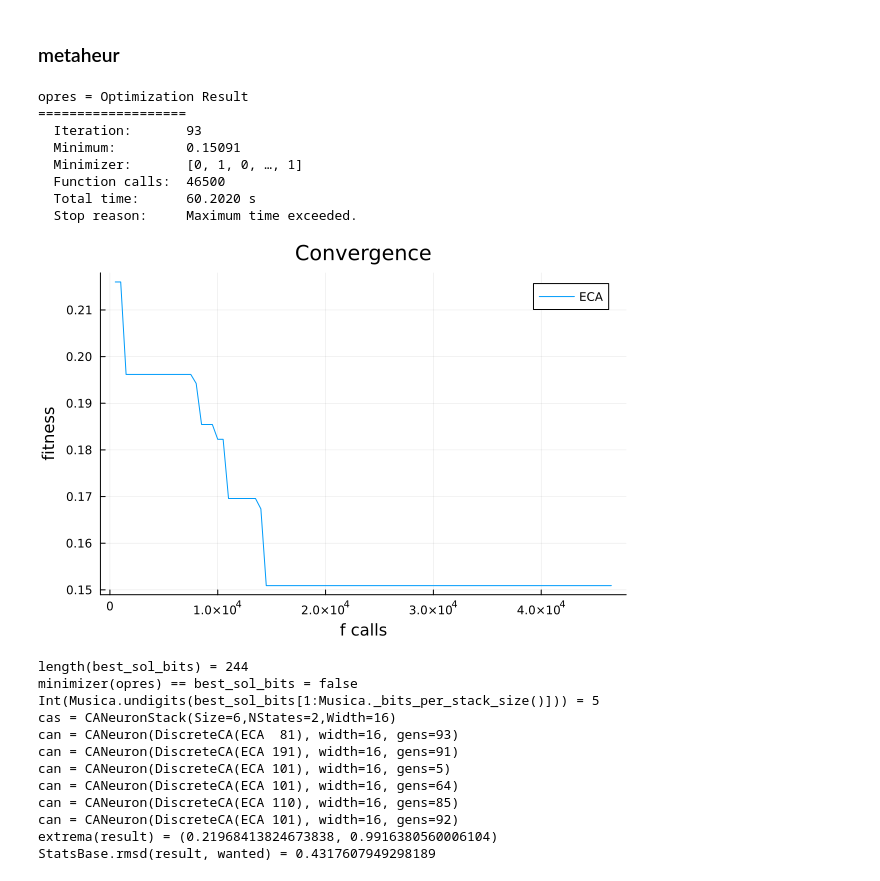
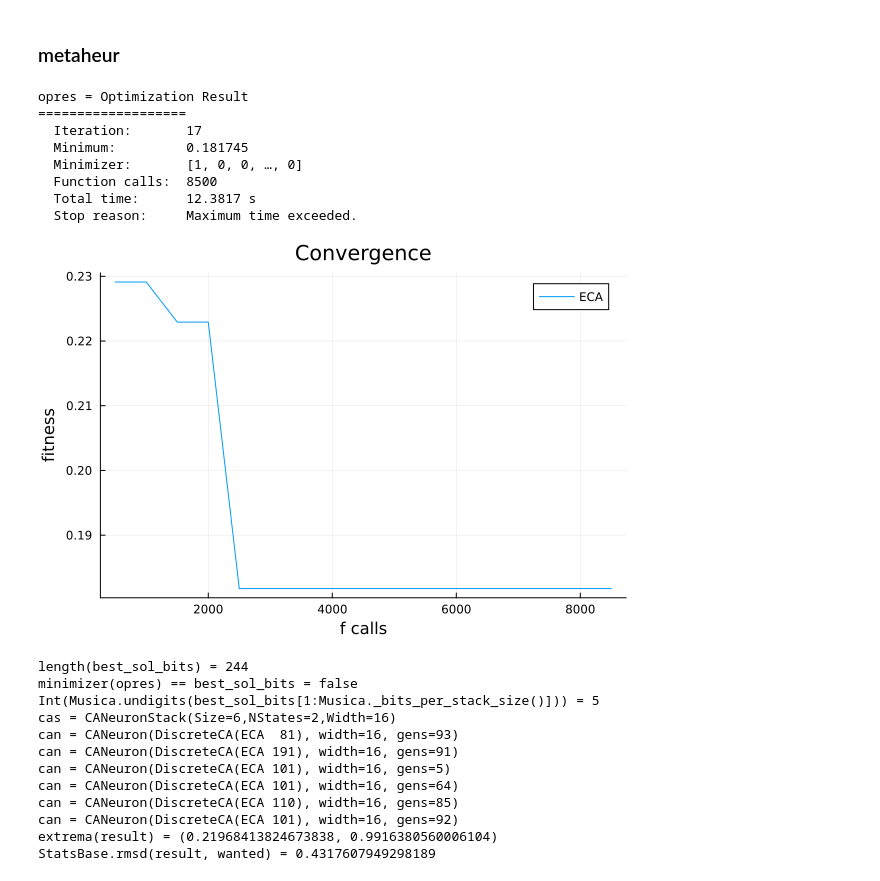
Before and after one commit to ORBAT/Musica, a Jupyter notebook: src/scratch.ipynb, the cells around one changed output. Cells and saved outputs as stored; diff of their text form; code cells hidden in the pictures.

```diff
--- a/src/scratch.ipynb
+++ b/src/scratch.ipynb
@@ -81,21 +81,21 @@ plot(res)
 ### metaheur
 # %%
 using Musica, Plots, Metaheuristics
-opres = Musica._do_opt(time_limit=60.0*1,p_mutation=90e-4);
+opres = Musica._do_opt(time_limit=60.0*0.2,p_mutation=90e-4);
 @show opres
 f_calls, best_f_value = convergence(opres);
 plot(xlabel="f calls", ylabel="fitness", title="Convergence")
 plot!(f_calls, best_f_value, label="ECA")
 # %% [output]
 opres = Optimization Result
 ===================
-  Iteration:       93
-  Minimum:         0.15091
-  Minimizer:       [0, 1, 0, …, 1]
-  Function calls:  46500
-  Total time:      60.2020 s
+  Iteration:       17
+  Minimum:         0.181745
+  Minimizer:       [1, 0, 0, …, 0]
+  Function calls:  8500
+  Total time:      12.3817 s
   Stop reason:     Maximum time exceeded.
-[figure, old version]
+[figure, new version]
 # %%
 using Plots, Musica, Transducers, StatsBase, Metaheuristics
 
```
Also changed, not shown: 2 other files.
